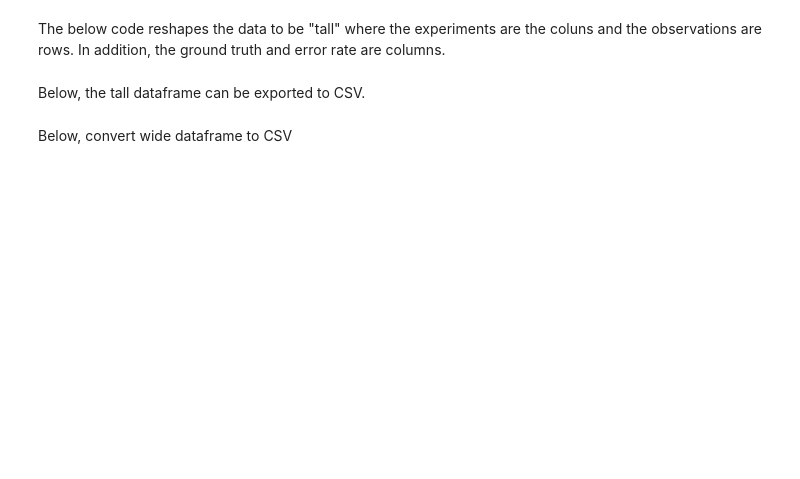
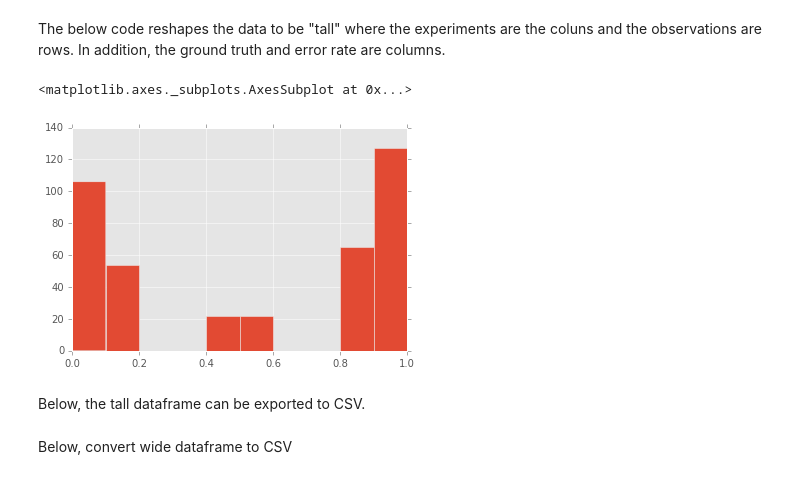
Before and after one commit to Lab41/pythia, a Jupyter notebook: src/examples/convert-mongo-to-dataframe.ipynb, the cells around one changed output. Saved outputs shown, nothing was run; the diff lists cells and outputs as text; code cells hidden in the pictures; blank space fills up the shorter version.

```diff
--- a/src/examples/convert-mongo-to-dataframe.ipynb
+++ b/src/examples/convert-mongo-to-dataframe.ipynb
@@ -36,10 +50,11 @@ The below cell creates a dataframe from the database by combining the 'config' a
 # %%
 
 cursor = db.default.runs.find()
-#count = 0
 list_of_dics = []
 for doc in cursor:
     if doc['status'] == 'COMPLETED':
+        #parse starttime for unqiue identifier
+        identifier = "_" + str(doc['start_time']).replace(" ","").replace(":","").replace(".","").replace("-","")
         #Create algorithm column with choice of algorithm
         if doc['config']['LOG_REG'] == True:
             doc['config']['algorithms'] = 'LOG_REG'
@@ -56,26 +71,20 @@ for doc in cursor:
                  if doc['config']["MEM_NET"] == True:
                     feature_list.append(feature)
 
+            elif feature in ["SAVE_RESULTS",'RESAMPLING']:
+                continue
+
             elif doc['config'][feature] == True and type(doc['config'][feature]) == bool :
                 feature_list.append(feature)
-            elif feature.startswith("W2V"):
-                W2V_features.append(feature + ":" + str(doc['config'][feature]))
             else:
                 continue
 
-        # add LDA and WORDONEHOT features to featurelist if they are active in model
-        feature_list2 = []
-        for item in feature_list:
-            if item.startswith("LDA"):
-                feature_list2.append("LDA_TOPICS:" + str(doc['config']['LDA_TOPICS']))
-            elif item.startswith("WORDONEHOT"):
-                feature_list2.append("WORDONEHOT_VOCAB:" + str(doc['config']['WORDONEHOT_VOCAB']))
-        full_feature_list = feature_list + feature_list2
+        feature_list.append(identifier)
         doc['config']["index"] = "_".join(str(e) for e in feature_list)
 
         #Separate out recall into recall_dup and recall_nov
         combined_dics = doc['config'].copy()
-        doc["result"]["result_dup"] = doc['result']["recall"][0]
+        doc["result"]["recall_dup"] = doc['result']["recall"][0]
         doc["result"]["recall_nov"] = doc['result']["recall"][1]
 
         doc["result"]["precision_dup"] = doc['result']["precision"][0]
@@ -125,7 +146,7 @@ label_df = label_df.drop('index', 1)
 #Make dataframe for Ground Truth Values
 novelty_df = pd.DataFrame(allvalues_df['novelty'][0]).transpose()
 novelty_df.columns = list(label_df)
-novelty_df['index'] = ['Ground_Truth']
+novelty_df['index'] = ['GROUND_TRUTH']
 novelty_df = novelty_df.set_index('index')
 # %%
 #Create combined dataframe with ground truth and labeled predictions for each experiment
@@ -135,6 +168,6 @@ labeled_prediction_df
 Below, the error rate is computed for each observation and added as a row in the dataframe
 # %%
 error_rate = abs(label_df.sum()/len(label_df) - novelty_df.sum())
-error_rate = error_rate.rename("error_rate")
+error_rate = error_rate.rename("ERROR_RATE")
 labeled_prediction_df = labeled_prediction_df.append(error_rate)
 labeled_prediction_df
@@ -149,10 +187,13 @@ tall_df
 # %%
+#make data tall
+tall_df = labeled_prediction_df.transpose()
 #Plot a histogram of error rate for each observation
-import matplotlib
-import matplotlib.pyplot as plt
 matplotlib.style.use('ggplot')
 plt.figure();
-tall_df["error_rate"].hist()
+tall_df["ERROR_RATE"].hist()
+# %% [output]
+<matplotlib.axes._subplots.AxesSubplot at 0x...>
+[figure, added]
 # %% [markdown]
 Below, the tall dataframe can be exported to CSV.
 # %%
```
Also changed, not shown: parts of 34 cells of this notebook.
